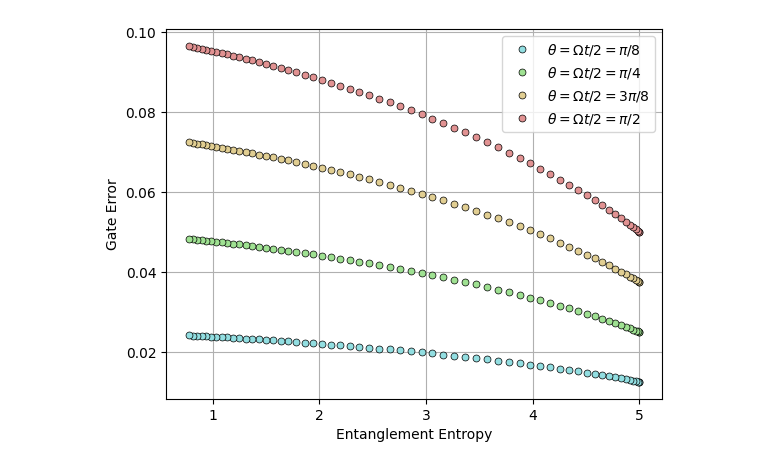
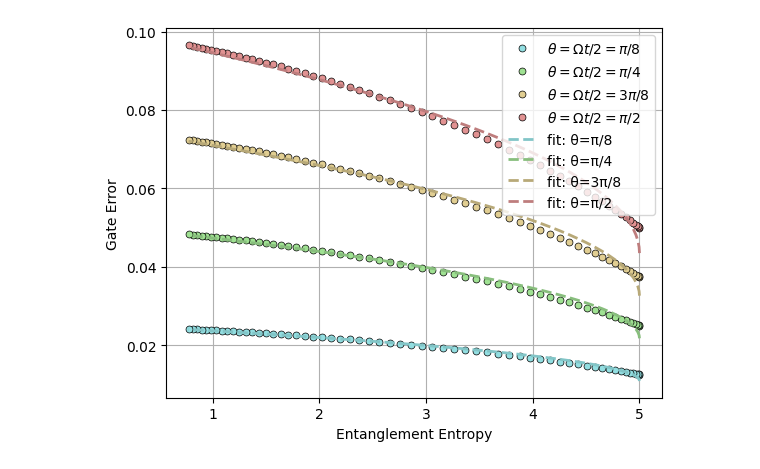
Before and after one commit to minidas/Entanglement-Induced-Resilience-of-Quantum-Dynamics, a Jupyter notebook: Quantum_dot_2D.ipynb, the cells around one changed output. Saved outputs shown, nothing was run; the diff lists cells and outputs as text; code cells hidden in the pictures.

Commit message:
feat:curve fit

```diff
--- a/Quantum_dot_2D.ipynb
+++ b/Quantum_dot_2D.ipynb
@@ -77,19 +77,44 @@ for temperature in tqdm(range(60)):
     error_list.append(analog_error(state,analog_model,np.linspace(0,1e-7 , 5)))
 # %%
 import matplotlib.pyplot as plt
+from scipy.optimize import curve_fit
+def error_vs_entropy(t,a,b):
+    return a*np.power(5-t,0.5)+b
+error_plot_list=[]
+for i in range(4):
+    error_plot_list.append(np.array(error_list)[:,i+1])
+fit_line1 = []
+popt, pcov = curve_fit(error_vs_entropy, entropy_list, error_plot_list[0], p0=[0.01, 0.01])
+fit_line1 = error_vs_entropy(np.array(entropy_list), *popt)
+
+fit_line2 = []
+popt, pcov = curve_fit(error_vs_entropy, entropy_list, error_plot_list[1], p0=[0.01, 0.01])
+fit_line2 = error_vs_entropy(np.array(entropy_list), *popt)
+
+fit_line3 = []
+popt, pcov = curve_fit(error_vs_entropy, entropy_list, error_plot_list[2], p0=[0.01, 0.01])
+fit_line3 = error_vs_entropy(np.array(entropy_list), *popt)
+
+fit_line4 = []
+popt, pcov = curve_fit(error_vs_entropy, entropy_list, error_plot_list[3], p0=[0.01, 0.01])
+fit_line4 = error_vs_entropy(np.array(entropy_list), *popt)
 plt.plot(entropy_list,np.array(error_list)[:,1],color='0.3', marker='o', markersize=5, mfc="#92dee1", mec='k', linestyle='', markeredgewidth=0.5,label=r'$\theta=\Omega t/2=\pi/8$')
 plt.plot(entropy_list,np.array(error_list)[:,2],color='0.3', marker='o', markersize=5, mfc="#9fe192", mec='k', linestyle='', markeredgewidth=0.5,label=r'$\theta=\Omega t/2=\pi/4$')
 plt.plot(entropy_list,np.array(error_list)[:,3],color='0.3', marker='o', markersize=5, mfc="#e1ce92", mec='k', linestyle='', markeredgewidth=0.5,label=r'$\theta=\Omega t/2=3\pi/8$')
 plt.plot(entropy_list,np.array(error_list)[:,4],color='0.3', marker='o', markersize=5, mfc="#e19292", mec='k', linestyle='', markeredgewidth=0.5,label=r'$\theta=\Omega t/2=\pi/2$')
+plt.plot(entropy_list,fit_line1,color="#82c5c7", linestyle='--', label='fit: θ=π/8',linewidth=2)
+plt.plot(entropy_list,fit_line2,color="#88be7d", linestyle='--', label='fit: θ=π/4',linewidth=2)
+plt.plot(entropy_list,fit_line3,color="#b8a978", linestyle='--', label='fit: θ=3π/8',linewidth=2)
+plt.plot(entropy_list,fit_line4,color="#be7d7d", linestyle='--', label='fit: θ=π/2',linewidth=2)
 
 # plt.plot(entropy_list,np.array(error_list)[:,2],color='0.3', marker='o', markersize=5, mfc='#f7c6c2', mec='k', linestyle='', markeredgewidth=0.5,label='t=1.0')
 # plt.plot(entropy_list,np.array(error_list)[:,1],color='0.3', marker='o', markersize=5, mfc='#fcd0cb', mec='k', linestyle='', markeredgewidth=0.5,label='t=0.5')
 plt.xlabel('Entanglement Entropy')
 plt.ylabel('Gate Error')
 # plt.title('Quantum Dot')
 plt.legend(loc=1)
 plt.grid()
 plt.savefig('./Figures/QD_entropy_error_2D.pdf',bbox_inches='tight',dpi=600)
 plt.show()
 # %% [output]
-[figure, old version]
+[figure, new version]
```
Also changed, not shown: parts of 1 cell of this notebook, 2 other files.
